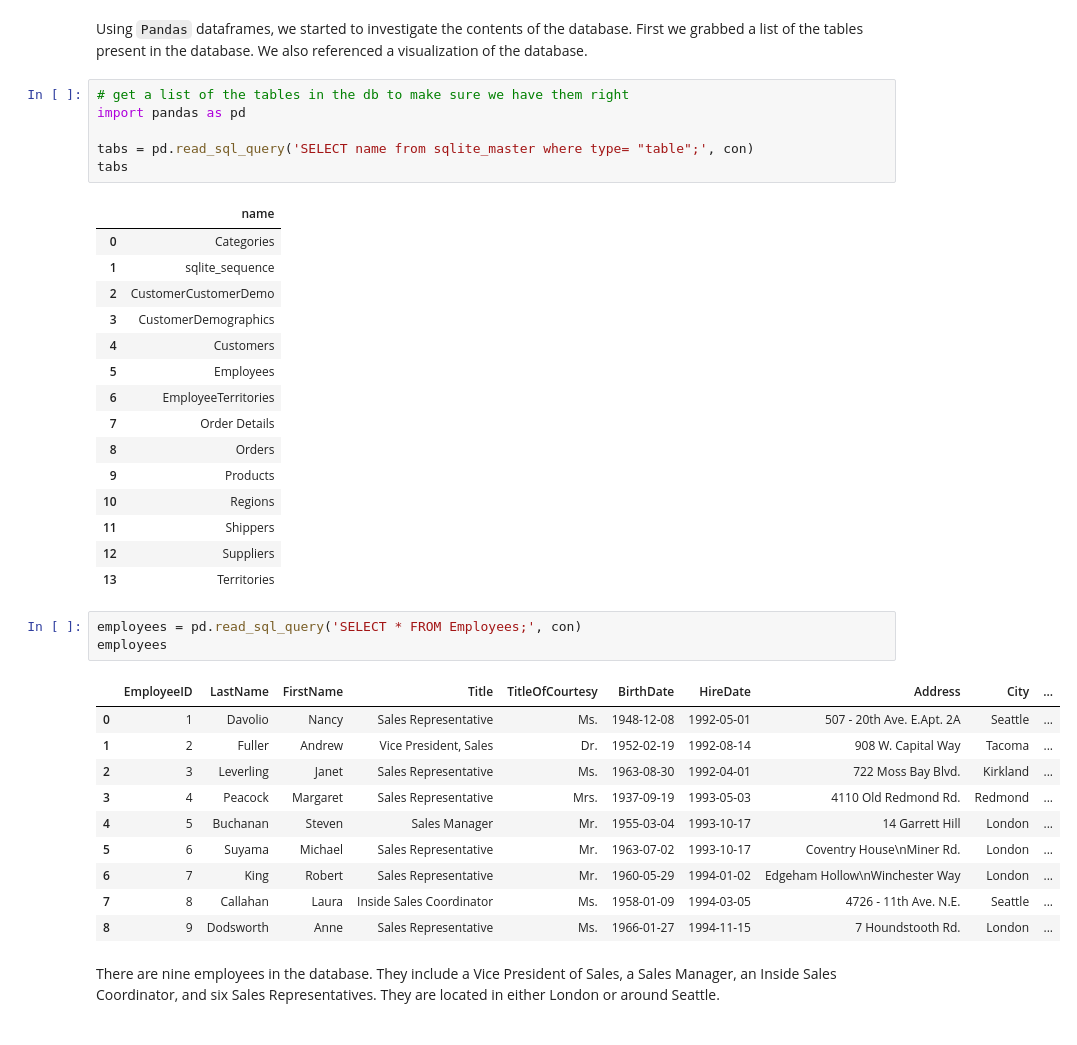
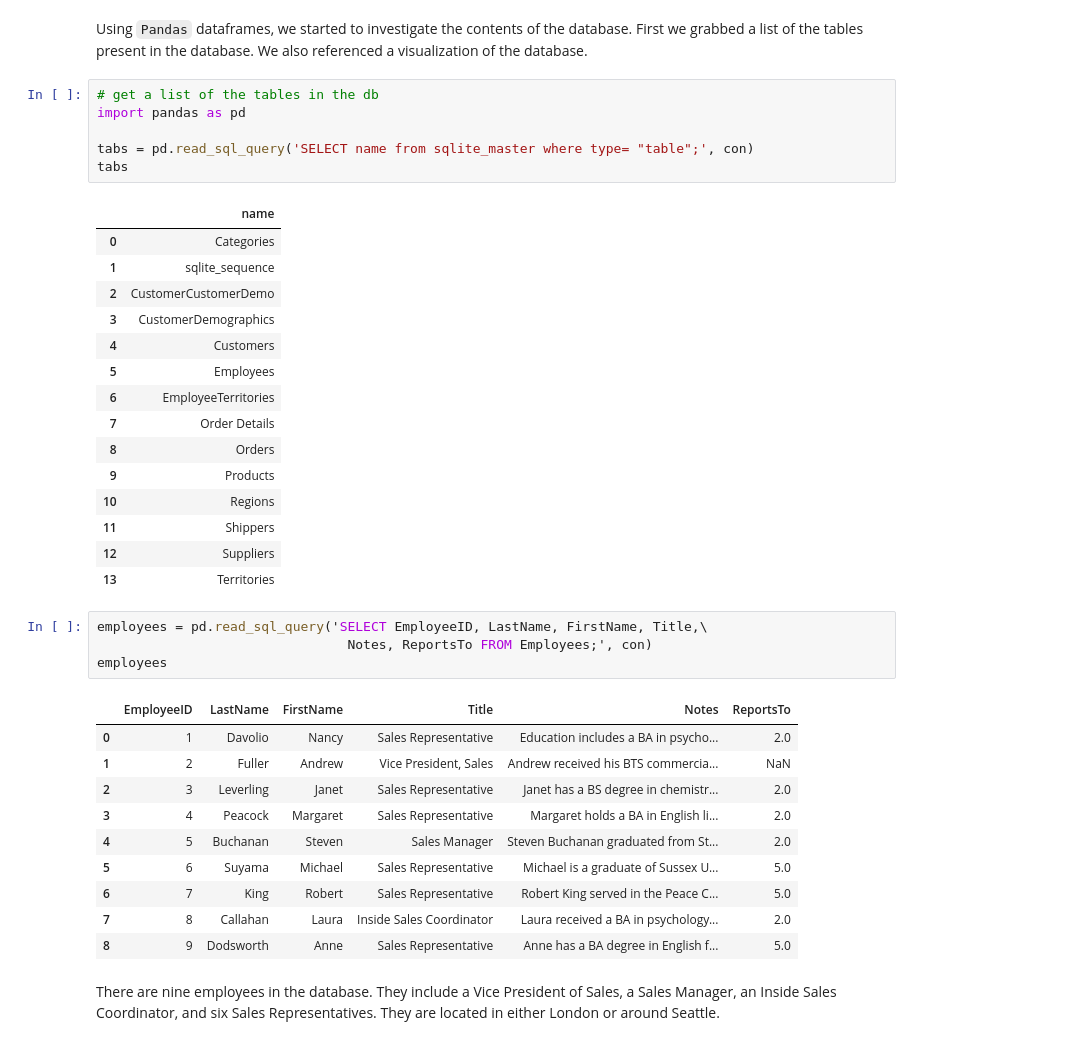
Before and after one commit to cdonahu/ST590-Project-2, a Jupyter notebook: Part2-SQLiteDatabase.ipynb, the cells around one changed output. Saved outputs shown, nothing was run; the diff lists cells and outputs as text.

```diff
--- a/Part2-SQLiteDatabase.ipynb
+++ b/Part2-SQLiteDatabase.ipynb
@@ -21,7 +21,7 @@ con = sqlite3.connect("northwind.sqlite")
 # %% [markdown]
 Using `Pandas` dataframes, we started to investigate the contents of the database. First we grabbed a list of the tables present in the database. We also referenced a visualization of the database.
 # %%
-# get a list of the tables in the db to make sure we have them right
+# get a list of the tables in the db
 import pandas as pd
 
 tabs = pd.read_sql_query('SELECT name from sqlite_master where type= "table";', con)
@@ -43,19 +43,20 @@ tabs
 | 12 | Suppliers |
 | 13 | Territories |
 # %%
-employees = pd.read_sql_query('SELECT * FROM Employees;', con)
+employees = pd.read_sql_query('SELECT EmployeeID, LastName, FirstName, Title,\
+                                Notes, ReportsTo FROM Employees;', con)
 employees
 # %% [output]
-|  | EmployeeID | LastName | FirstName | Title | TitleOfCourtesy | BirthDate | HireDate | Address | City | ... |
-| 0 | 1 | Davolio | Nancy | Sales Representative | Ms. | 1948-12-08 | 1992-05-01 | 507 - 20th Ave. E.Apt. 2A | Seattle | ... |
-| 1 | 2 | Fuller | Andrew | Vice President, Sales | Dr. | 1952-02-19 | 1992-08-14 | 908 W. Capital Way | Tacoma | ... |
-| 2 | 3 | Leverling | Janet | Sales Representative | Ms. | 1963-08-30 | 1992-04-01 | 722 Moss Bay Blvd. | Kirkland | ... |
-| 3 | 4 | Peacock | Margaret | Sales Representative | Mrs. | 1937-09-19 | 1993-05-03 | 4110 Old Redmond Rd. | Redmond | ... |
-| 4 | 5 | Buchanan | Steven | Sales Manager | Mr. | 1955-03-04 | 1993-10-17 | 14 Garrett Hill | London | ... |
-| 5 | 6 | Suyama | Michael | Sales Representative | Mr. | 1963-07-02 | 1993-10-17 | Coventry House\nMiner Rd. | London | ... |
-| 6 | 7 | King | Robert | Sales Representative | Mr. | 1960-05-29 | 1994-01-02 | Edgeham Hollow\nWinchester Way | London | ... |
-| 7 | 8 | Callahan | Laura | Inside Sales Coordinator | Ms. | 1958-01-09 | 1994-03-05 | 4726 - 11th Ave. N.E. | Seattle | ... |
-| 8 | 9 | Dodsworth | Anne | Sales Representative | Ms. | 1966-01-27 | 1994-11-15 | 7 Houndstooth Rd. | London | ... |
+|  | EmployeeID | LastName | FirstName | Title | Notes | ReportsTo |
+| 0 | 1 | Davolio | Nancy | Sales Representative | Education includes a BA in psycho... | 2.0 |
+| 1 | 2 | Fuller | Andrew | Vice President, Sales | Andrew received his BTS commercia... | NaN |
+| 2 | 3 | Leverling | Janet | Sales Representative | Janet has a BS degree in chemistr... | 2.0 |
+| 3 | 4 | Peacock | Margaret | Sales Representative | Margaret holds a BA in English li... | 2.0 |
+| 4 | 5 | Buchanan | Steven | Sales Manager | Steven Buchanan graduated from St... | 2.0 |
+| 5 | 6 | Suyama | Michael | Sales Representative | Michael is a graduate of Sussex U... | 5.0 |
+| 6 | 7 | King | Robert | Sales Representative | Robert King served in the Peace C... | 5.0 |
+| 7 | 8 | Callahan | Laura | Inside Sales Coordinator | Laura received a BA in psychology... | 2.0 |
+| 8 | 9 | Dodsworth | Anne | Sales Representative | Anne has a BA degree in English f... | 5.0 |
 # %% [markdown]
 There are nine employees in the database. They include a Vice President of Sales, a Sales Manager, an Inside Sales Coordinator, and six Sales Representatives. They are located in either London or around Seattle.
 # %%
```
Also changed, not shown: parts of 15 cells of this notebook.
